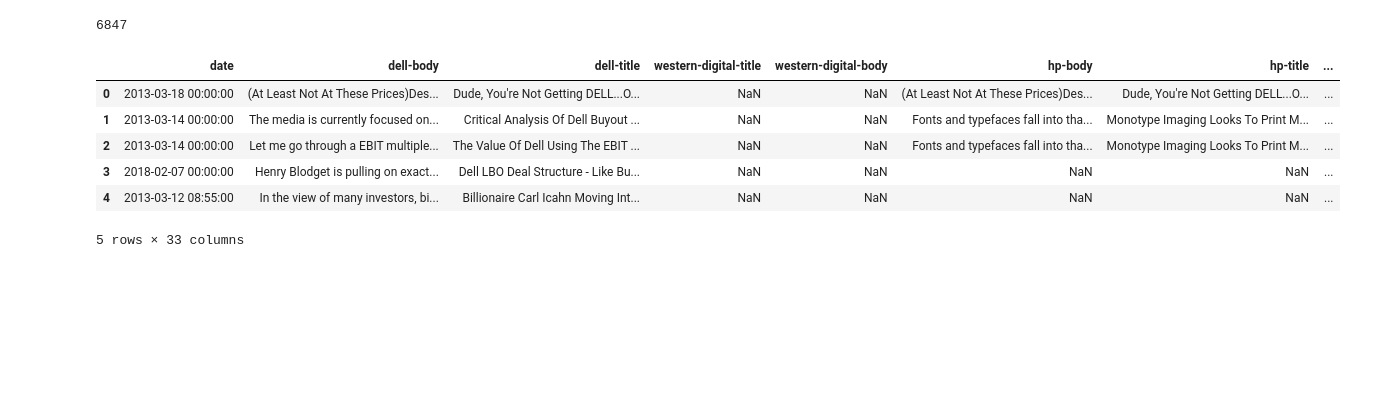
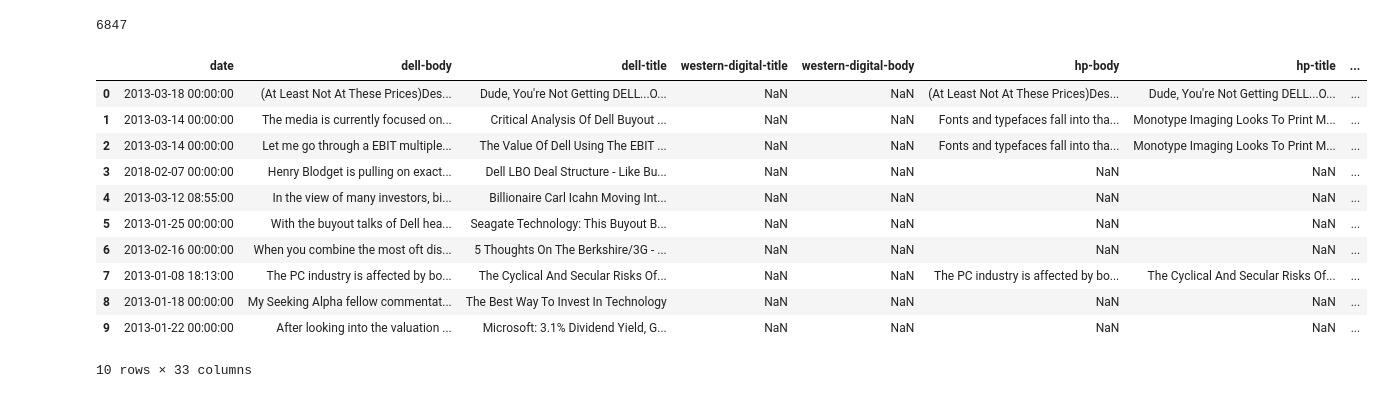
Before and after one commit to maryletey/machinelearning-finance-project, a Jupyter notebook: code/megaset.ipynb, the cells around one changed output. Cells and saved outputs as stored; diff of their text form; code cells hidden in the pictures; blank space fills up the shorter version.

```diff
--- a/code/megaset.ipynb
+++ b/code/megaset.ipynb
@@ -163,13 +163,18 @@ print(len(date))
 # %% [output]
 6847
 # %%
-total_df.head()
+total_df.head(10)
 # %% [output]
 |  | date | dell-body | dell-title | western-digital-title | western-digital-body | hp-body | hp-title | ... |
 | 0 | 2013-03-18 00:00:00 | (At Least Not At These Prices)Des... | Dude, You're Not Getting DELL...O... | NaN | NaN | (At Least Not At These Prices)Des... | Dude, You're Not Getting DELL...O... | ... |
 | 1 | 2013-03-14 00:00:00 | The media is currently focused on... | Critical Analysis Of Dell Buyout ... | NaN | NaN | Fonts and typefaces fall into tha... | Monotype Imaging Looks To Print M... | ... |
 | 2 | 2013-03-14 00:00:00 | Let me go through a EBIT multiple... | The Value Of Dell Using The EBIT ... | NaN | NaN | Fonts and typefaces fall into tha... | Monotype Imaging Looks To Print M... | ... |
 | 3 | 2018-02-07 00:00:00 | Henry Blodget is pulling on exact... | Dell LBO Deal Structure - Like Bu... | NaN | NaN | NaN | NaN | ... |
 | 4 | 2013-03-12 08:55:00 | In the view of many investors, bi... | Billionaire Carl Icahn Moving Int... | NaN | NaN | NaN | NaN | ... |
+| 5 | 2013-01-25 00:00:00 | With the buyout talks of Dell hea... | Seagate Technology: This Buyout B... | NaN | NaN | NaN | NaN | ... |
+| 6 | 2013-02-16 00:00:00 | When you combine the most oft dis... | 5 Thoughts On The Berkshire/3G - ... | NaN | NaN | NaN | NaN | ... |
+| 7 | 2013-01-08 18:13:00 | The PC industry is affected by bo... | The Cyclical And Secular Risks Of... | NaN | NaN | The PC industry is affected by bo... | The Cyclical And Secular Risks Of... | ... |
+| 8 | 2013-01-18 00:00:00 | My Seeking Alpha fellow commentat... | The Best Way To Invest In Technology | NaN | NaN | NaN | NaN | ... |
+| 9 | 2013-01-22 00:00:00 | After looking into the valuation ... | Microsoft: 3.1% Dividend Yield, G... | NaN | NaN | NaN | NaN | ... |
-5 rows × 33 columns
+10 rows × 33 columns
 # %%
```
Also changed, not shown: parts of 1 cell of this notebook, 3 other files.
